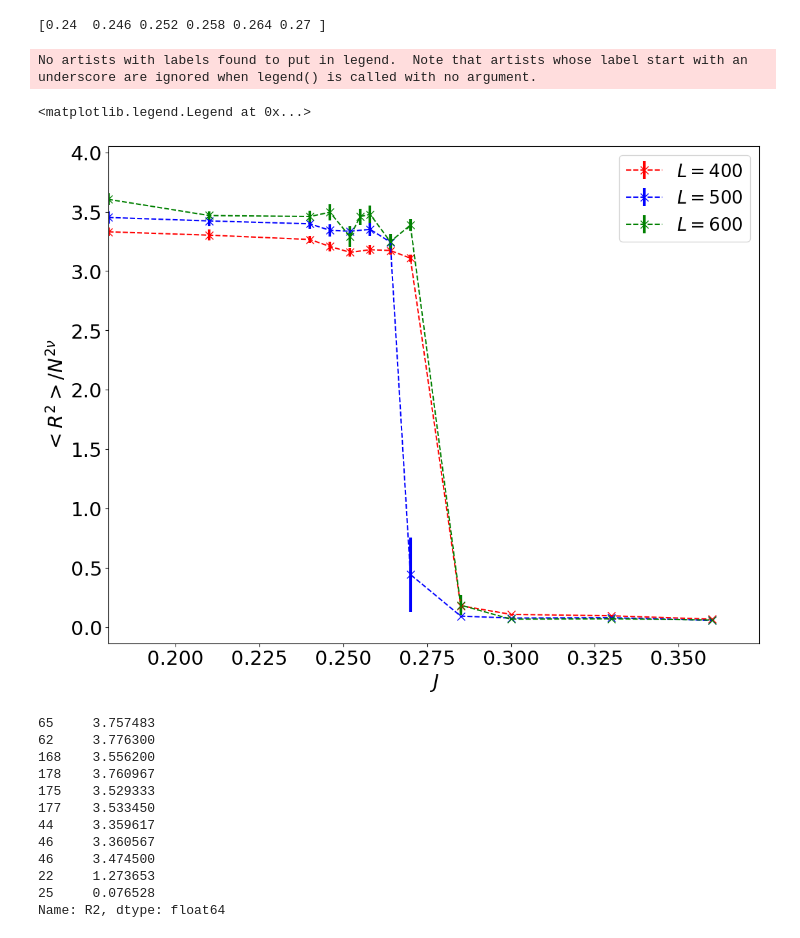
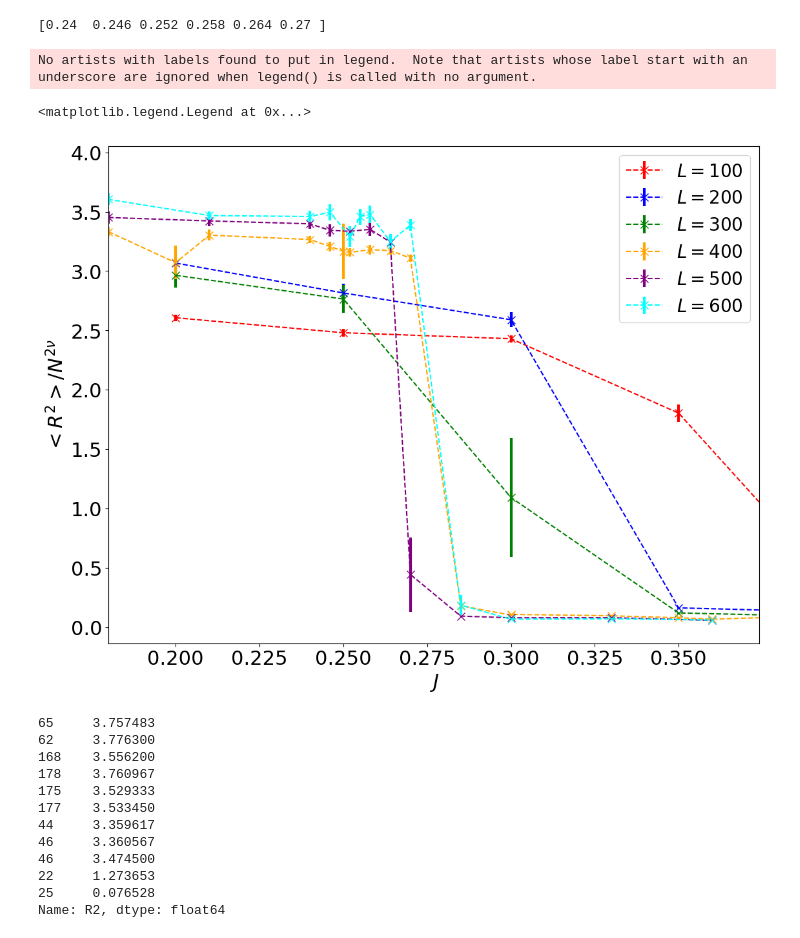
Before and after one commit to kamilla0503/Interaction-SAW-Models, a Jupyter notebook: data/TestMinumum.ipynb, the cells around one changed output. Saved outputs shown, nothing was run; the diff lists cells and outputs as text; code cells hidden in the pictures.

```diff
--- a/data/TestMinumum.ipynb
+++ b/data/TestMinumum.ipynb
@@ -241,6 +247,10 @@ pathlists = Path("../SaveBeforeOptimize_3D/").glob("*.out")
 pathlists = Path("XY_MC/GPU_Results/R_3/long_view_deep").glob("*.out")
 pathlists = [str(pathlist) for pathlist in pathlists]
 dfs = [pd.read_csv(data, sep=" ", index_col=False).tail(1) for data in pathlists]
+pathlists = Path("XY_MC/GPU_Results/R_3/long_view").glob("*.out")
+pathlists = [str(pathlist) for pathlist in pathlists]
+dfs += [pd.read_csv(data, sep=" ", index_col=False).tail(1) for data in pathlists]
+#print(dfs)
 df = pd.concat(dfs)
 df = df.sort_values(by=["J"])
 i = 0
@@ -252,7 +262,9 @@ for L, grp in df.groupby("L"):
     errs = []
     J_lplot = []
     for J in J_l:
-        data_l = grp[grp["J"] == J]
+        data_l = grp[grp["J"] == J]#.groupby('J').agg("median")
+        if (len(data_l)>0):
+            data_l = data_l.sort_values(by=["R2_std"]).iloc[0]
         m2 = norm.rvs(data_l["Mag2"], data_l["Mag2_std"], size=4000)
         m4 = norm.rvs(data_l["Mag4"], data_l["Mag4_std"], size=4000)
         cum = 1 - m4 / 3 / m2 / m2
@@ -287,34 +320,38 @@ ax = fig.add_subplot(111)
 
 pathlists = Path("../SaveBeforeOptimize_3D/").glob("*.out")
 pathlists = Path("XY_MC/Run_Start/3D/").glob("*.out")
 pathlists = Path("XY_MC/GPU_Results/R_3/long_view_deep").glob("*.out")
 pathlists = [str(pathlist) for pathlist in pathlists]
 dfs = [pd.read_csv(data, sep = " ", index_col=False).tail(1) for data in pathlists]
+pathlists = Path("XY_MC/GPU_Results/R_3/long_view").glob("*.out")
+pathlists = [str(pathlist) for pathlist in pathlists]
+dfs += [pd.read_csv(data, sep=" ", index_col=False).tail(1) for data in pathlists]
 df = pd.concat(dfs)
 df = df.sort_values(by=["J"])
 i = 0
 nu = 1/2
 for L, grp in df.groupby("L"):
+
     #if L > 200: continue
     #if L!=400: continue
     plt.legend(fontsize=20)
     #print(grp['R2'] / np.power(L, 2 * nu))
     plt.errorbar(grp['J'], grp['R2']/np.power(L, 2*nu),
                  yerr=grp['R2_std']/np.power(L, 2*nu), color=color[i], fillstyle='none',
                  fmt='x--', ms=8, elinewidth=3, label=r"$L=%s$" % int(L))
     i+=1
 
 plt.xlabel(r'$J$', fontsize = 22)
 plt.ylabel(r"$  <R^2>/N^{2 \nu} $ ", fontsize=22)
 plt.tick_params(axis='x', labelsize=22)
 plt.tick_params(axis='y', labelsize=22)
 plt.xlim(0.18 , 0.374026)
 
 plt.legend(fontsize=20)
 # %% [output]
 No artists with labels found to put in legend.  Note that artists whose label start with an underscore are ignored when legend() is called with no argument.
 <matplotlib.legend.Legend at 0x...>
-[figure, old version]
+[figure, new version]
 # %%
 print(grp['R2']/np.power(L, 2*nu))
 # %% [output]
```
Also changed, not shown: parts of 6 cells of this notebook, 4 other files.
